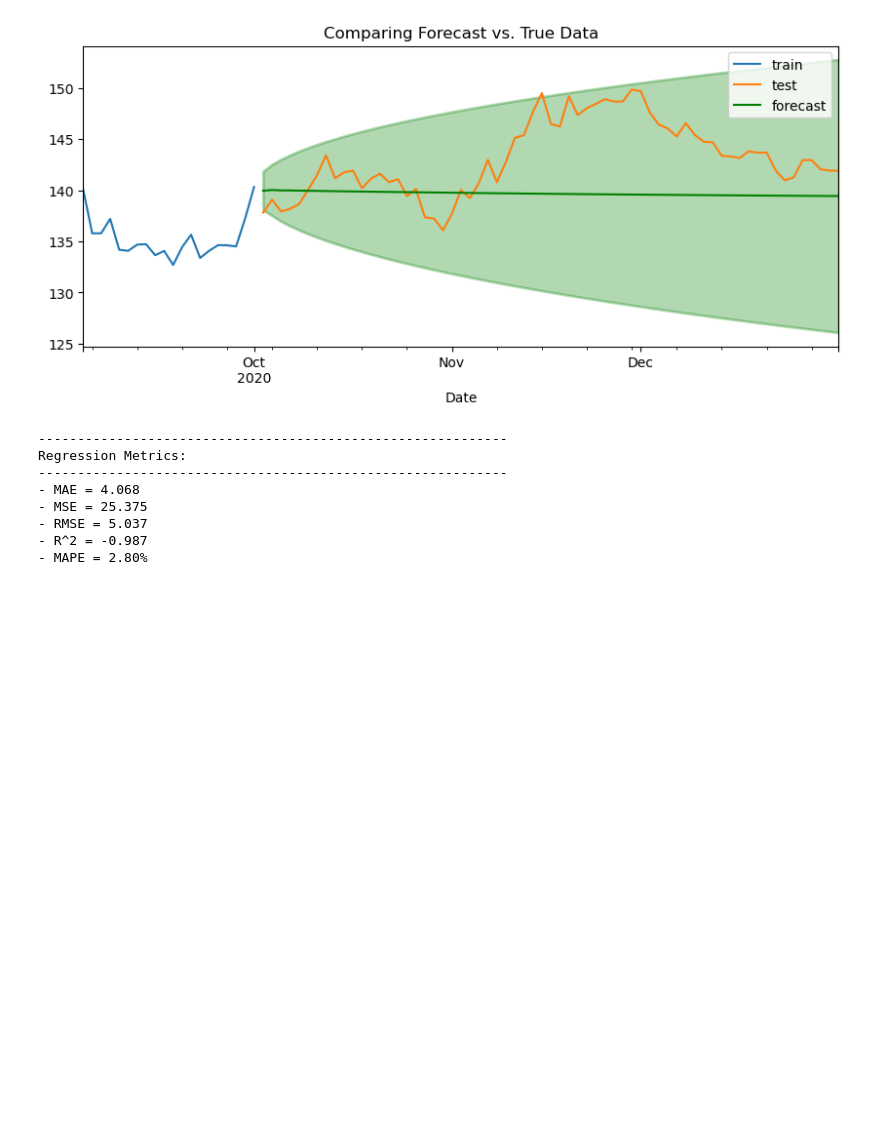
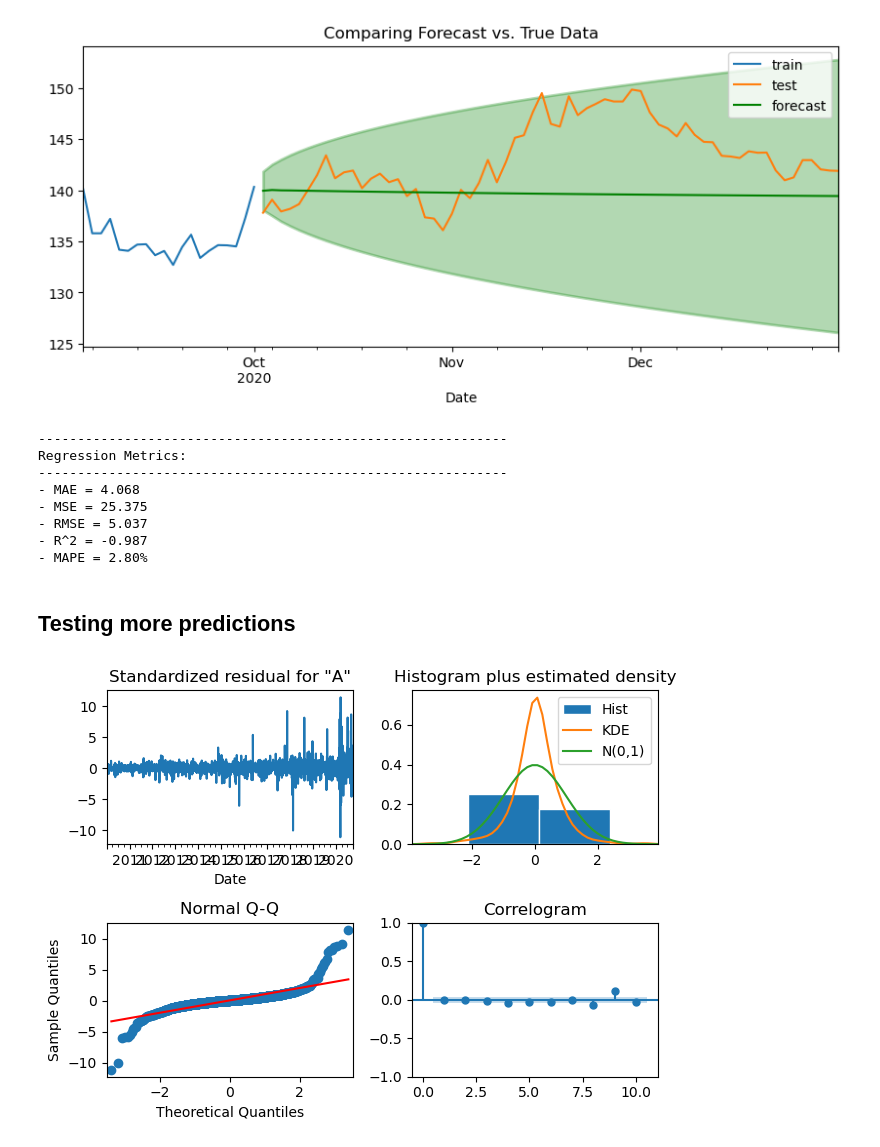
Before and after one commit to brittanymlassiter/Arima-Model--Core, a Jupyter notebook: ARIMA MODEL (CORE).ipynb, the cells around one changed output. Cells and saved outputs as stored; diff of their text form; code cells hidden in the pictures; blank space fills up the shorter version.

```diff
--- a/ARIMA MODEL (CORE).ipynb
+++ b/ARIMA MODEL (CORE).ipynb
@@ -358,3 +358,11 @@ Regression Metrics:
 - RMSE = 5.037
 - R^2 = -0.987
 - MAPE = 2.80%
+# %% [markdown]
+## Testing more predictions
+# %%
+# use model.plot_diagnostics()
+model.plot_diagnostics()
+plt.tight_layout()
+# %% [output]
+[figure, added]
```
Also changed, not shown: parts of 11 cells of this notebook.
